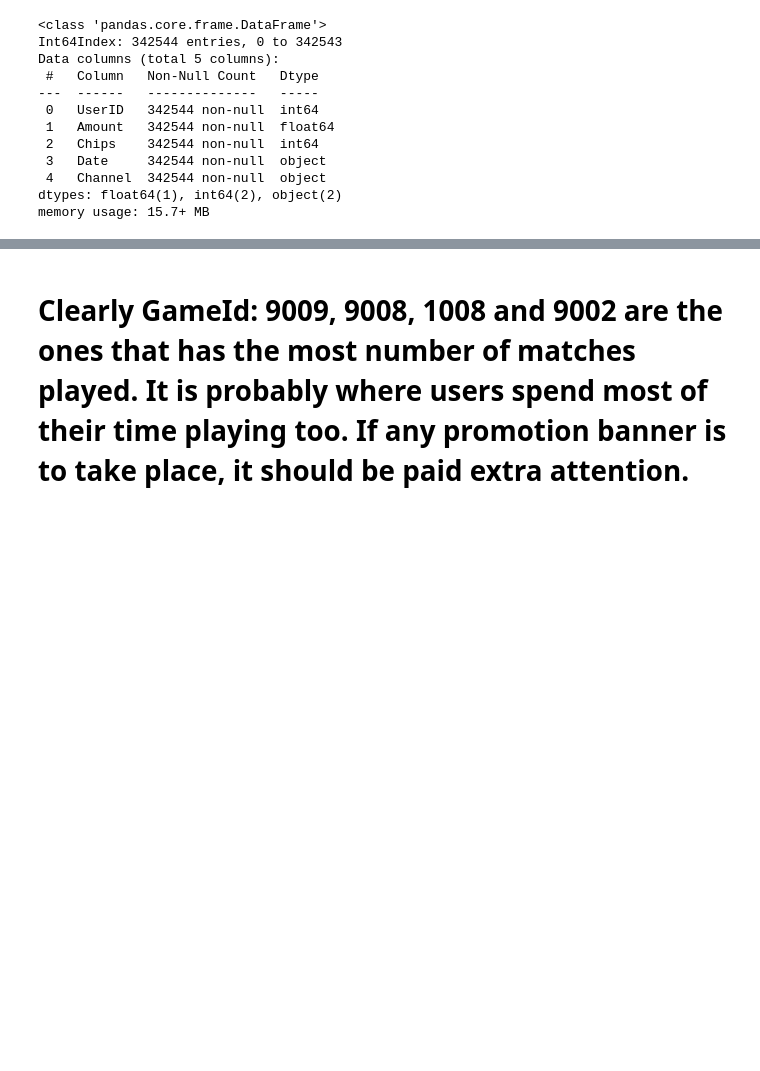
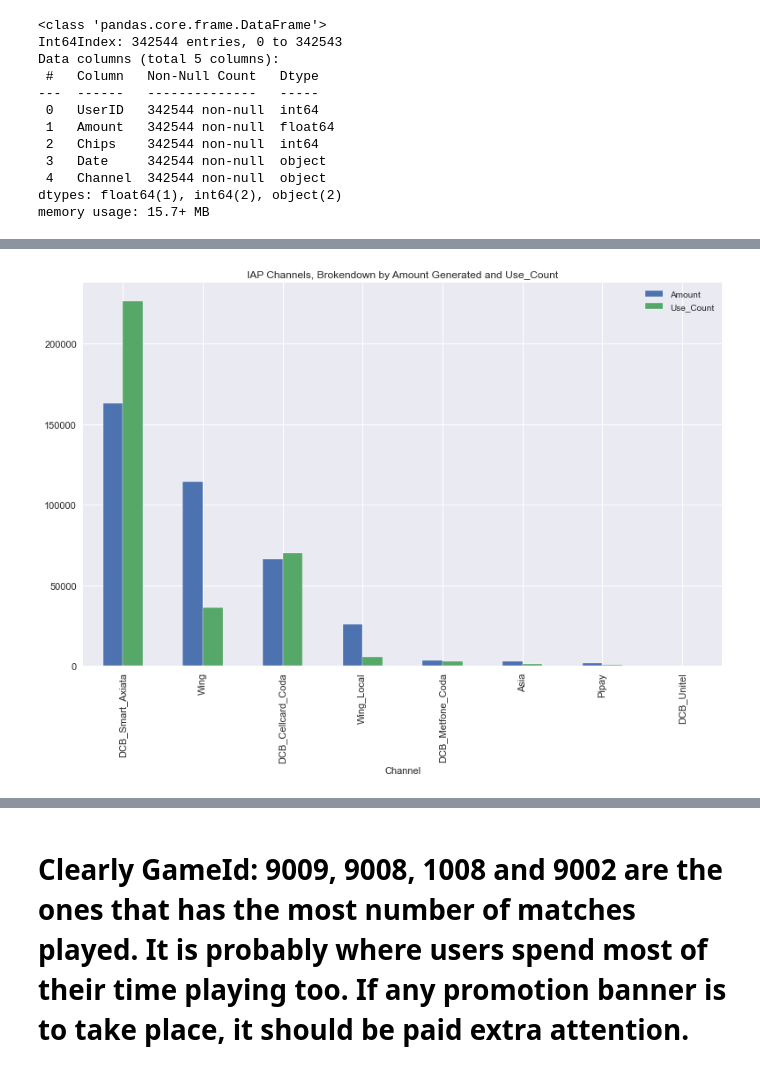
Before and after one commit to lechiben/churn-ltv-prediction, a Jupyter notebook: Churn Rate Prediction.ipynb, the cells around one changed output, grey strips where cells are left out. Saved outputs shown, nothing was run; the diff lists cells and outputs as text; code cells hidden in the pictures; blank space fills up the shorter version.

```diff
--- a/Churn Rate Prediction.ipynb
+++ b/Churn Rate Prediction.ipynb
@@ -221,0 +102,7 @@ plt.show()
+# %%
+# Count the Amount generated by each in app purchase channel and the number of use
+
+transactions_iap_by_channels=transactions_df.groupby('Channel').sum()['Amount'].reset_index()
+transactions_iap_by_channels['Use_Count']=transactions_iap_by_channels['Channel'].map(transactions_df['Channel'].value_counts())
+transactions_iap_by_channels=transactions_iap_by_channels.sort_values('Amount', ascending=False).set_index('Channel')
+transactions_iap_by_channels
@@ -221,0 +120,7 @@ plt.show()
+# %%
+# Plot IAP Channels, brokendown by amount generated and Use_Count
+
+fig=transactions_iap_by_channels.plot(kind='bar', figsize=(13,8), fontsize=11, title='IAP Channels, Brokendown by Amount Generated and Use_Count').get_figure()
+fig.savefig('IAP Channels, brokendown by amount generated and Use_Count.pdf', dpi=400)
+# %% [output]
+[figure, added]
```
Also changed, not shown: parts of 42 cells of this notebook.
